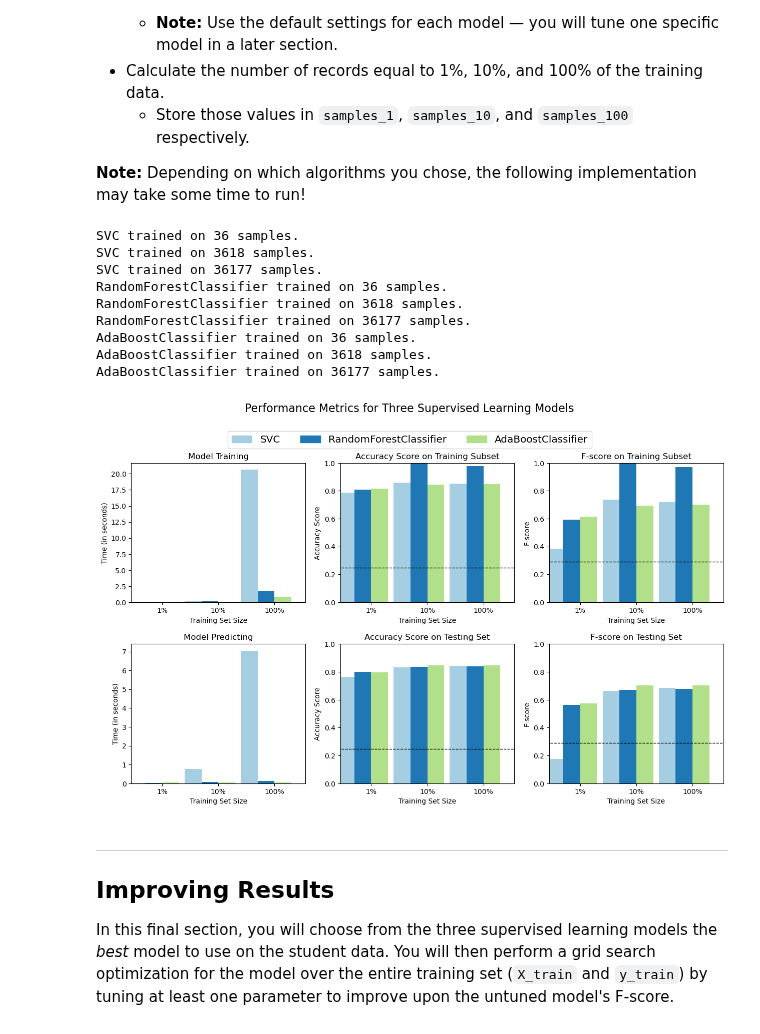
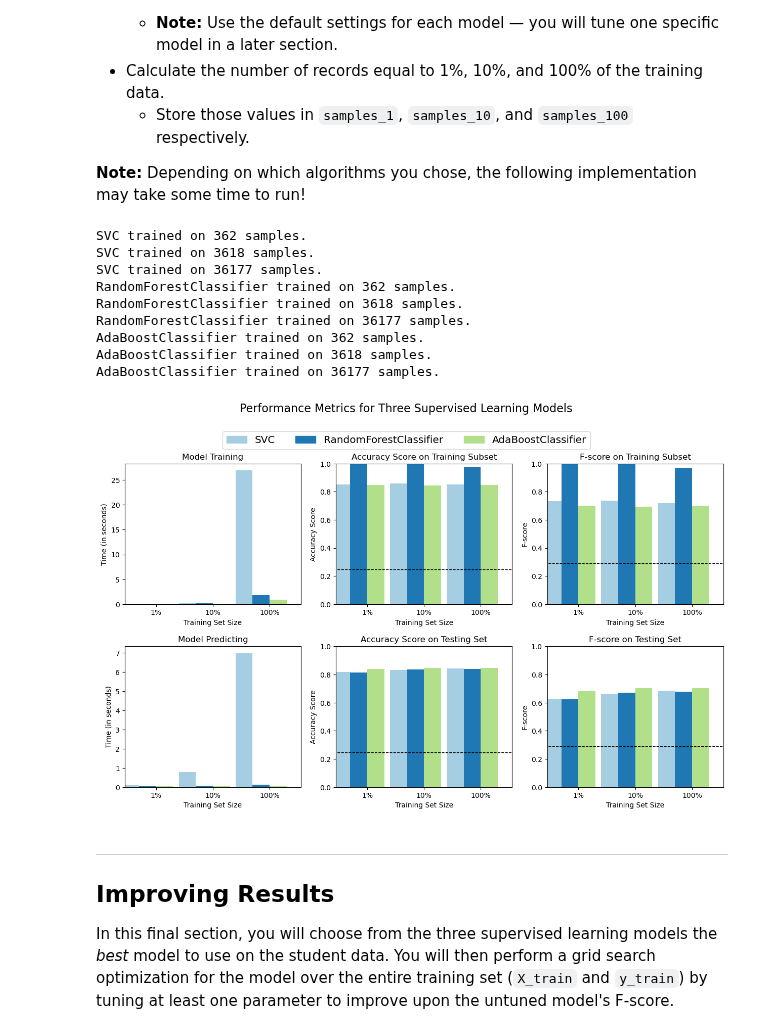
Before and after one commit to kinant/ud-ml-pytorch, a Jupyter notebook: Project 01/finding_donors/finding_donors.ipynb, the cells around one changed output. Drawn from its saved outputs; the diff is of its cells as text; code cells hidden in the pictures.

Commit message:
PR01 - Tiny bug fix
Was using the wrong number to get the 1% sample size.

```diff
--- a/Project 01/finding_donors/finding_donors.ipynb
+++ b/Project 01/finding_donors/finding_donors.ipynb
@@ -452,38 +452,38 @@ from sklearn.ensemble import RandomForestClassifier, AdaBoostClassifier
 # DONE: Initialize the three models
 clf_A = SVC(random_state=0)
 clf_B = RandomForestClassifier(random_state=0)
 clf_C = AdaBoostClassifier(random_state=0)
 
 # DONE: Calculate the number of samples for 1%, 10%, and 100% of the training data
 # HINT: samples_100 is the entire training set i.e. len(y_train)
 # HINT: samples_10 is 10% of samples_100 (ensure to set the count of the values to be `int` and not `float`)
 # HINT: samples_1 is 1% of samples_100 (ensure to set the count of the values to be `int` and not `float`)
 samples_100 = len(y_train)
 samples_10 = round(samples_100 * 0.1)
-samples_1 = round(samples_10 * 0.01)
+samples_1 = round(samples_100 * 0.01)
 
 # Collect results on the learners
 results = {}
 for clf in [clf_A, clf_B, clf_C]:
     clf_name = clf.__class__.__name__
     results[clf_name] = {}
     for i, samples in enumerate([samples_1, samples_10, samples_100]):
         results[clf_name][i] = \
         train_predict(clf, samples, X_train, y_train, X_test, y_test)
 
 # Run metrics visualization for the three supervised learning models chosen
 vs.evaluate(results, accuracy, fscore)
 # %% [output]
-SVC trained on 36 samples.
+SVC trained on 362 samples.
 SVC trained on 3618 samples.
 SVC trained on 36177 samples.
-RandomForestClassifier trained on 36 samples.
+RandomForestClassifier trained on 362 samples.
 RandomForestClassifier trained on 3618 samples.
 RandomForestClassifier trained on 36177 samples.
-AdaBoostClassifier trained on 36 samples.
+AdaBoostClassifier trained on 362 samples.
 AdaBoostClassifier trained on 3618 samples.
 AdaBoostClassifier trained on 36177 samples.
-[figure, old version]
+[figure, new version]
 # %% [markdown]
 ----
 ## Improving Results
```
Also changed, not shown: 1 other file.
